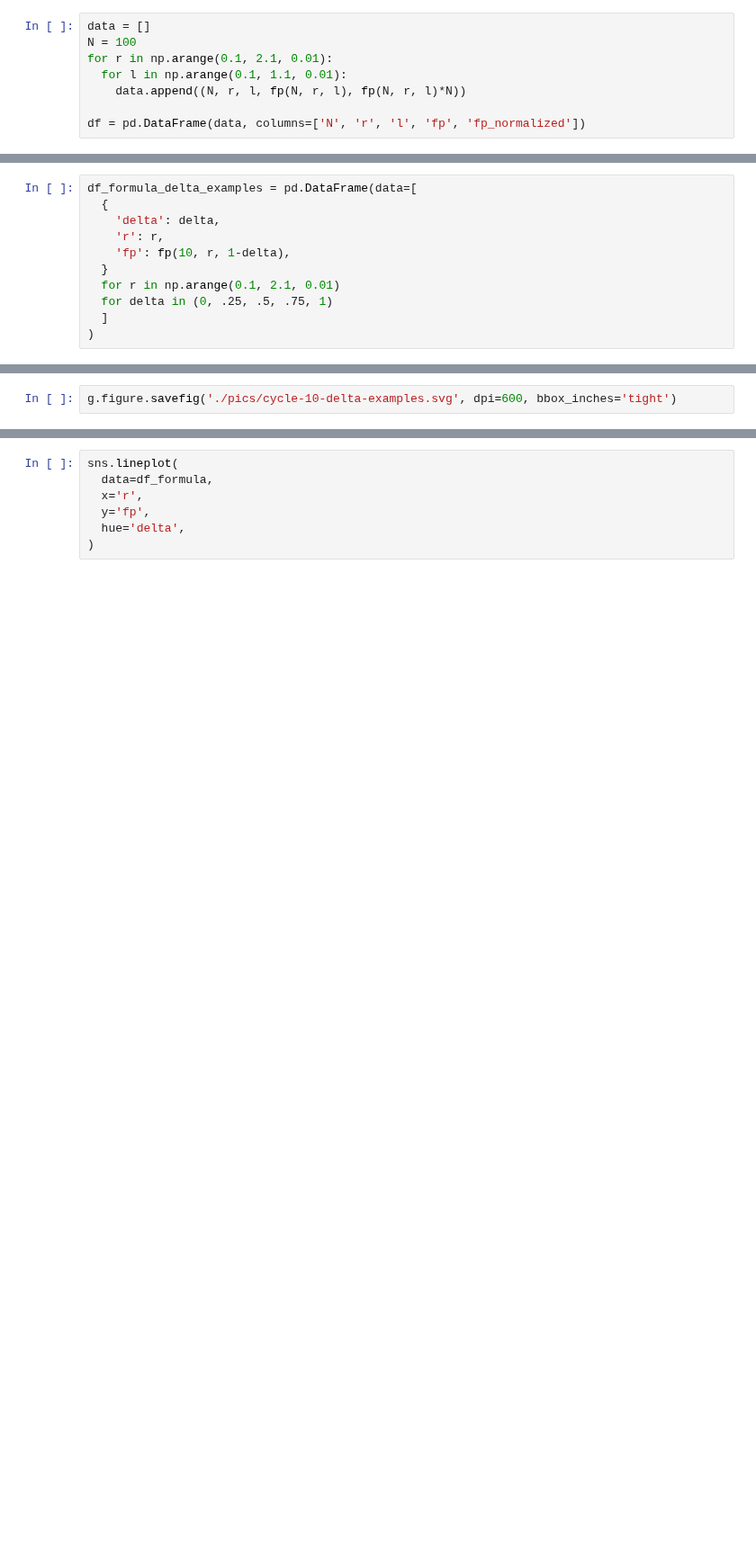
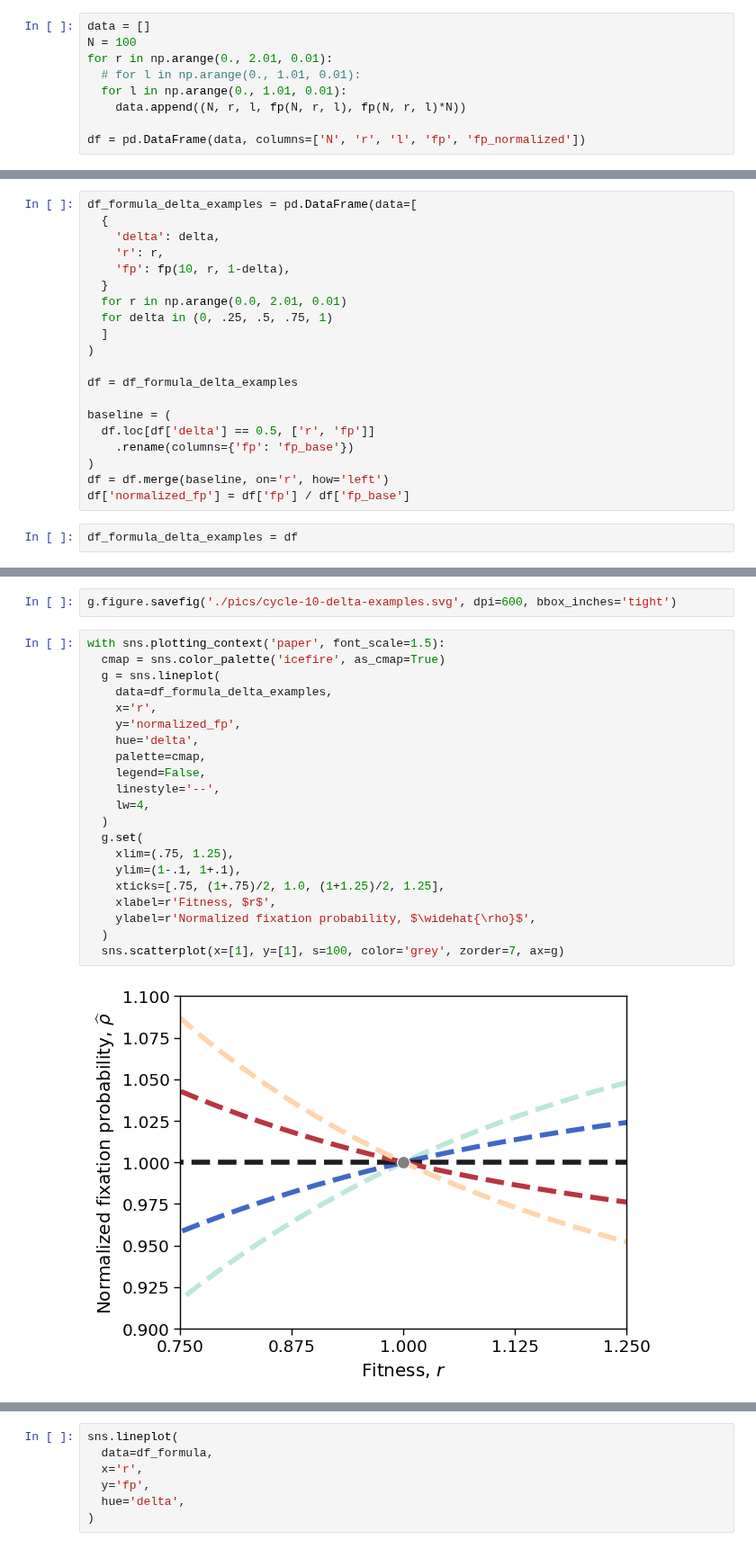
Before and after one commit to davidb2/mixed-updating, a Jupyter notebook: cycle-exact.ipynb, the cells around one changed output, grey strips where cells are left out. Shown at 90% size. Saved outputs shown, nothing was run; the diff lists cells and outputs as text; blank space fills up the shorter version.

```diff
--- a/cycle-exact.ipynb
+++ b/cycle-exact.ipynb
@@ -32,8 +32,9 @@ def fp(N,r,l):
 # %%
 data = []
 N = 100
-for r in np.arange(0.1, 2.1, 0.01):
-  for l in np.arange(0.1, 1.1, 0.01):
+for r in np.arange(0., 2.01, 0.01):
+  # for l in np.arange(0., 1.01, 0.01):
+  for l in np.arange(0., 1.01, 0.01):
     data.append((N, r, l, fp(N, r, l), fp(N, r, l)*N))
 
 df = pd.DataFrame(data, columns=['N', 'r', 'l', 'fp', 'fp_normalized'])
@@ -86,10 +87,21 @@ df_formula_delta_examples = pd.DataFrame(data=[
     'r': r,
     'fp': fp(10, r, 1-delta),
   }
-  for r in np.arange(0.1, 2.1, 0.01)
+  for r in np.arange(0.0, 2.01, 0.01)
   for delta in (0, .25, .5, .75, 1)
   ]
 )
+
+df = df_formula_delta_examples
+
+baseline = (
+  df.loc[df['delta'] == 0.5, ['r', 'fp']]
+    .rename(columns={'fp': 'fp_base'})
+)
+df = df.merge(baseline, on='r', how='left')
+df['normalized_fp'] = df['fp'] / df['fp_base']
+# %%
+df_formula_delta_examples = df
 # %%
 with sns.plotting_context('paper', font_scale=1.5):
   cmap = sns.color_palette('icefire', as_cmap=True)
@@ -118,3 +130,26 @@ with sns.plotting_context('paper', font_scale=1.5):
 [figure]
 # %%
 g.figure.savefig('./pics/cycle-10-delta-examples.svg', dpi=600, bbox_inches='tight')
+# %%
+with sns.plotting_context('paper', font_scale=1.5):
+  cmap = sns.color_palette('icefire', as_cmap=True)
+  g = sns.lineplot(
+    data=df_formula_delta_examples,
+    x='r',
+    y='normalized_fp',
+    hue='delta',
+    palette=cmap,
+    legend=False,
+    linestyle='--',
+    lw=4,
+  )
+  g.set(
+    xlim=(.75, 1.25),
+    ylim=(1-.1, 1+.1),
+    xticks=[.75, (1+.75)/2, 1.0, (1+1.25)/2, 1.25],
+    xlabel=r'Fitness, $r$',
+    ylabel=r'Normalized fixation probability, $\widehat{\rho}$',
+  )
+  sns.scatterplot(x=[1], y=[1], s=100, color='grey', zorder=7, ax=g)
+# %% [output]
+[figure, added]
```
Also changed, not shown: parts of 1 cell of this notebook, 8 other files.
